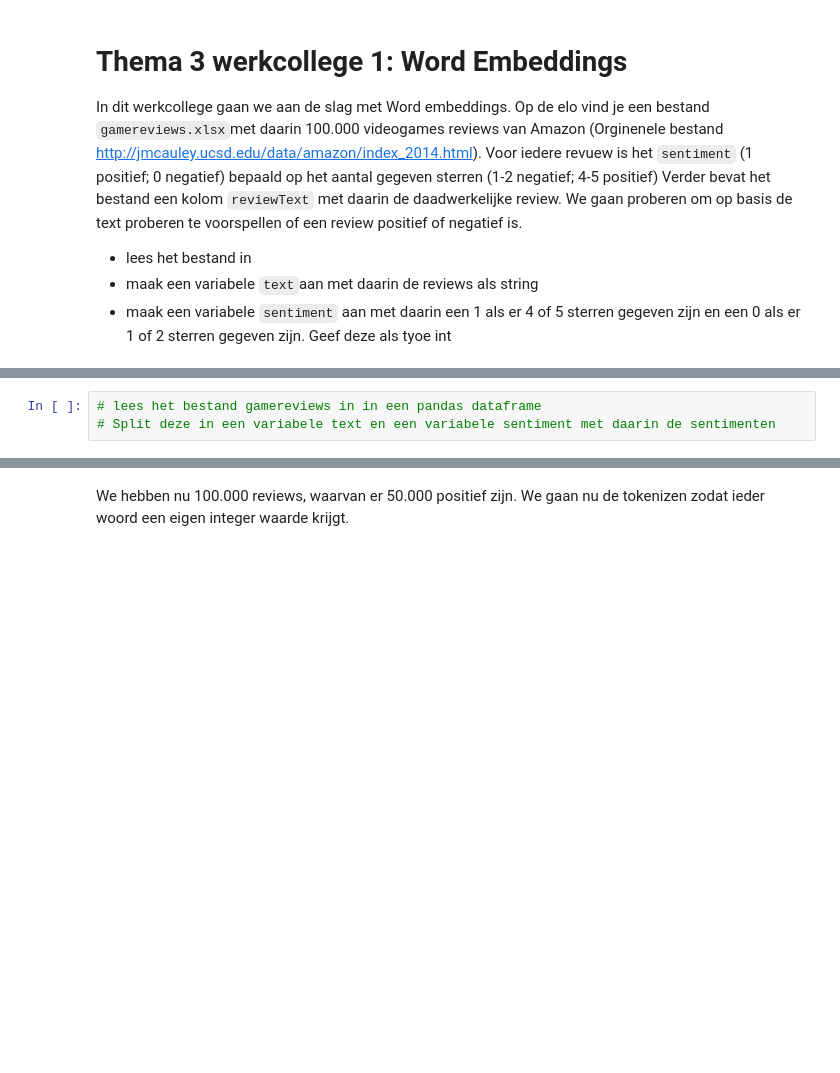
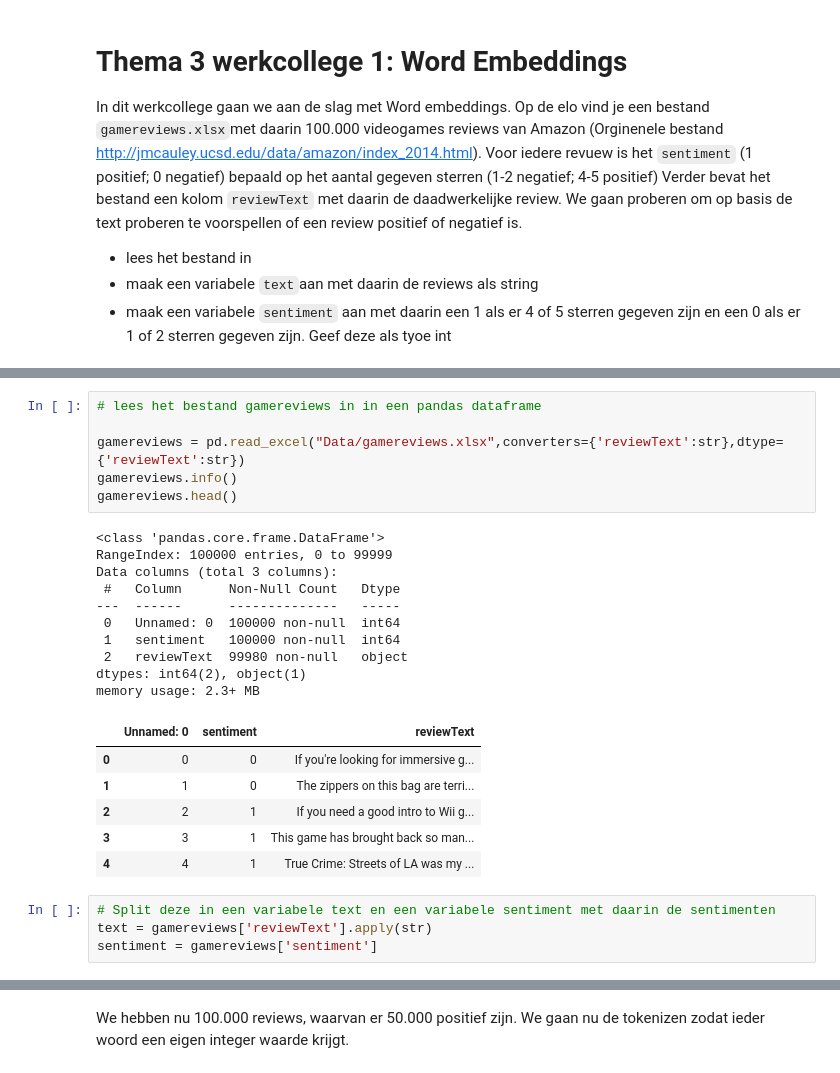
Before and after one commit to usadson/machine-learning, a Jupyter notebook: Thema 3/Thema3werkcollege1en2_studentversie.ipynb, the cells around one changed output, grey strips where cells are left out. Drawn from its saved outputs; the diff is of its cells as text; blank space fills up the shorter version.

```diff
--- a/Thema 3/Thema3werkcollege1en2_studentversie.ipynb
+++ b/Thema 3/Thema3werkcollege1en2_studentversie.ipynb
@@ -7,3 +17,27 @@ In dit werkcollege gaan we aan de slag met Word embeddings. Op de elo vind je ee
 # %%
 # lees het bestand gamereviews in in een pandas dataframe
-# Split deze in een variabele text en een variabele sentiment met daarin de sentimenten
+
+gamereviews = pd.read_excel("Data/gamereviews.xlsx",converters={'reviewText':str},dtype={'reviewText':str})
+gamereviews.info()
+gamereviews.head()
+# %% [output]
+<class 'pandas.core.frame.DataFrame'>
+RangeIndex: 100000 entries, 0 to 99999
+Data columns (total 3 columns):
+ #   Column      Non-Null Count   Dtype
+---  ------      --------------   -----
+ 0   Unnamed: 0  100000 non-null  int64
+ 1   sentiment   100000 non-null  int64
+ 2   reviewText  99980 non-null   object
+dtypes: int64(2), object(1)
+memory usage: 2.3+ MB
+|  | Unnamed: 0 | sentiment | reviewText |
+| 0 | 0 | 0 | If you're looking for immersive g... |
+| 1 | 1 | 0 | The zippers on this bag are terri... |
+| 2 | 2 | 1 | If you need a good intro to Wii g... |
+| 3 | 3 | 1 | This game has brought back so man... |
+| 4 | 4 | 1 | True Crime: Streets of LA was my ... |
+# %%
+# Split deze in een variabele text en een variabele sentiment met daarin de sentimenten
+text = gamereviews['reviewText'].apply(str)
+sentiment = gamereviews['sentiment']
```
Also changed, not shown: parts of 17 cells of this notebook, 1 other file.
